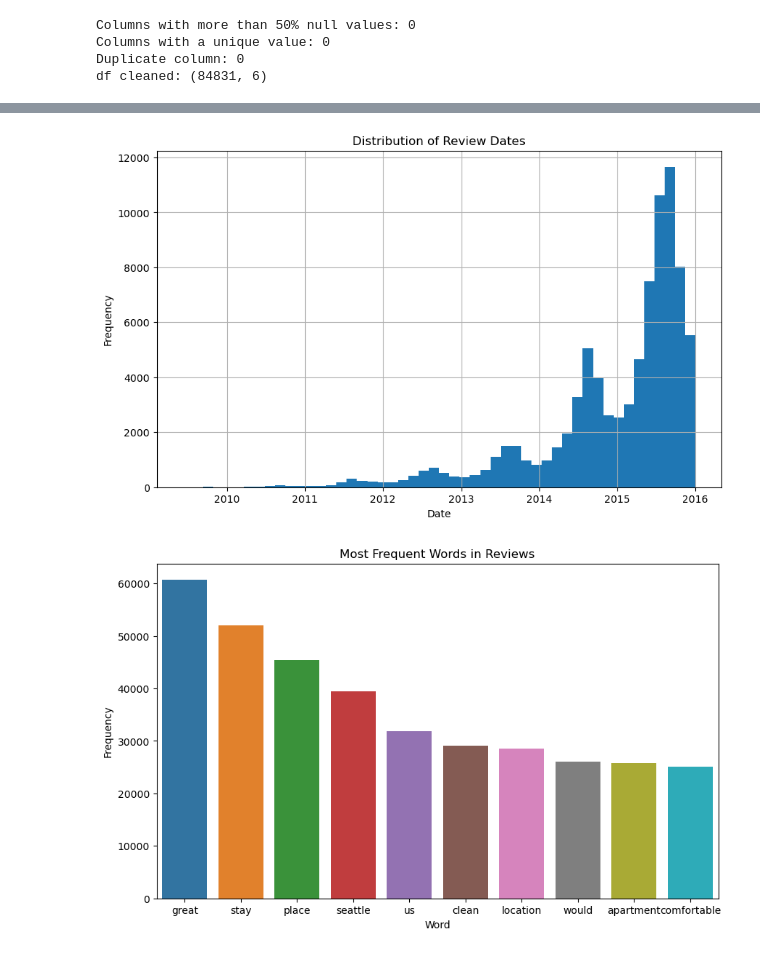
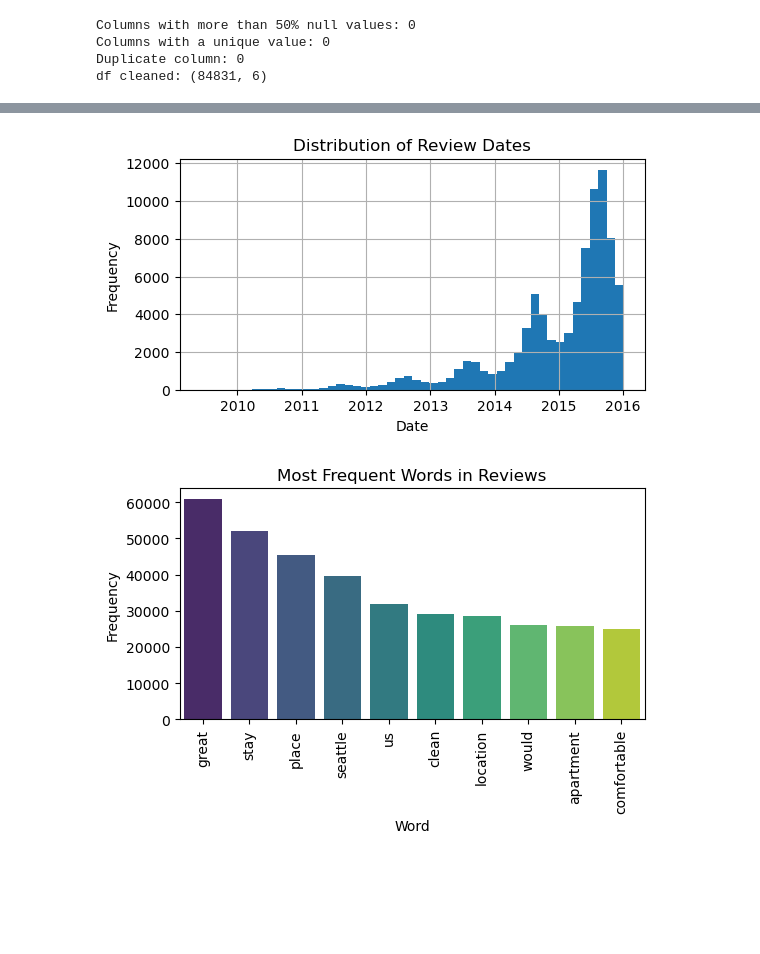
Before and after one commit to mafda/seattle_airbnb_data_analysis, a Jupyter notebook: src/seattle_airbnb_data_analysis.ipynb, the cells around one changed output, grey strips where cells are left out. Cells and saved outputs as stored; diff of their text form; code cells hidden in the pictures; blank space fills up the shorter version.

```diff
--- a/src/seattle_airbnb_data_analysis.ipynb
+++ b/src/seattle_airbnb_data_analysis.ipynb
@@ -315,3 +369,7 @@ get_null_col(df_reviews)
 Number of columns with missing data: 1
 |  | No. Nulls | Nulls [%] |
 | comments | 18 | 0.02 |
+# %%
+df_reviews.dropna(subset=['comments'], axis=0, inplace=True)
+get_null_col(df_reviews)
+df_reviews.shape
@@ -328,2 +382,2 @@ No missing data
 # %%
-reviews_cleaned['comments'] = reviews_cleaned['comments'].apply(clean_text)
+df_reviews['comments'] = df_reviews['comments'].apply(clean_text)
@@ -336,5 +384,5 @@ See the caveats in the documentation: https://pandas.pydata.org/pandas-docs/stab
 # %%
-reviews_cleaned = drop_cols(reviews_cleaned)
+reviews_cleaned = drop_cols(df_reviews)
 # %% [output]
 Columns with more than 50% null values: 0
 Columns with a unique value: 0
@@ -352,16 +391,15 @@ reviews_cleaned.head()
 # %%
 # Date distribution of reviews
-plt.figure(figsize=(10, 6))
+plt.figure(figsize=(6, 3))
 reviews_cleaned['date'].hist(bins=50)
 plt.title('Distribution of Review Dates')
 plt.xlabel('Date')
 plt.ylabel('Frequency')
 plt.show()
 # %% [output]
-[figure, old version]
+[figure, new version]
 # %%
 # Analysis of the most frequent words in the reviews
-
 # Join all comments
 all_comments = ' '.join(reviews_cleaned['comments'].tolist())
 
@@ -371,9 +409,10 @@ common_words = word_counts.most_common(10)
 
 # Display the most frequent words
 common_words_df = pd.DataFrame(common_words, columns=['Word', 'Frequency'])
-plt.figure(figsize=(10, 6))
-sns.barplot(x='Word', y='Frequency', data=common_words_df)
+plt.figure(figsize=(6, 3))
+sns.barplot(x='Word', y='Frequency', data=common_words_df, palette="viridis")
 plt.title('Most Frequent Words in Reviews')
+plt.xticks(rotation=90)
 plt.show()
 # %% [output]
-[figure, old version]
+[figure, new version]
```
Also changed, not shown: parts of 18 cells of this notebook.
